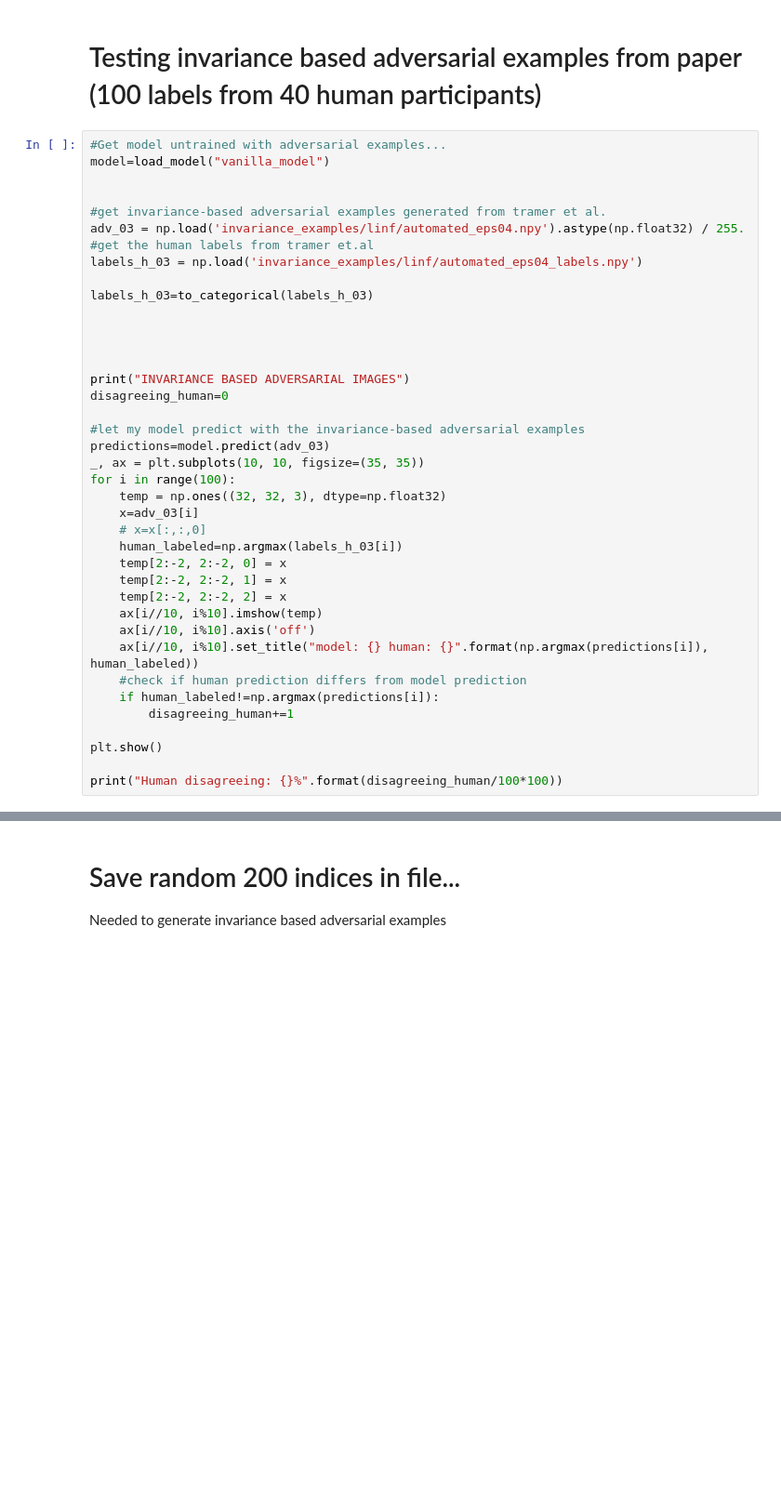
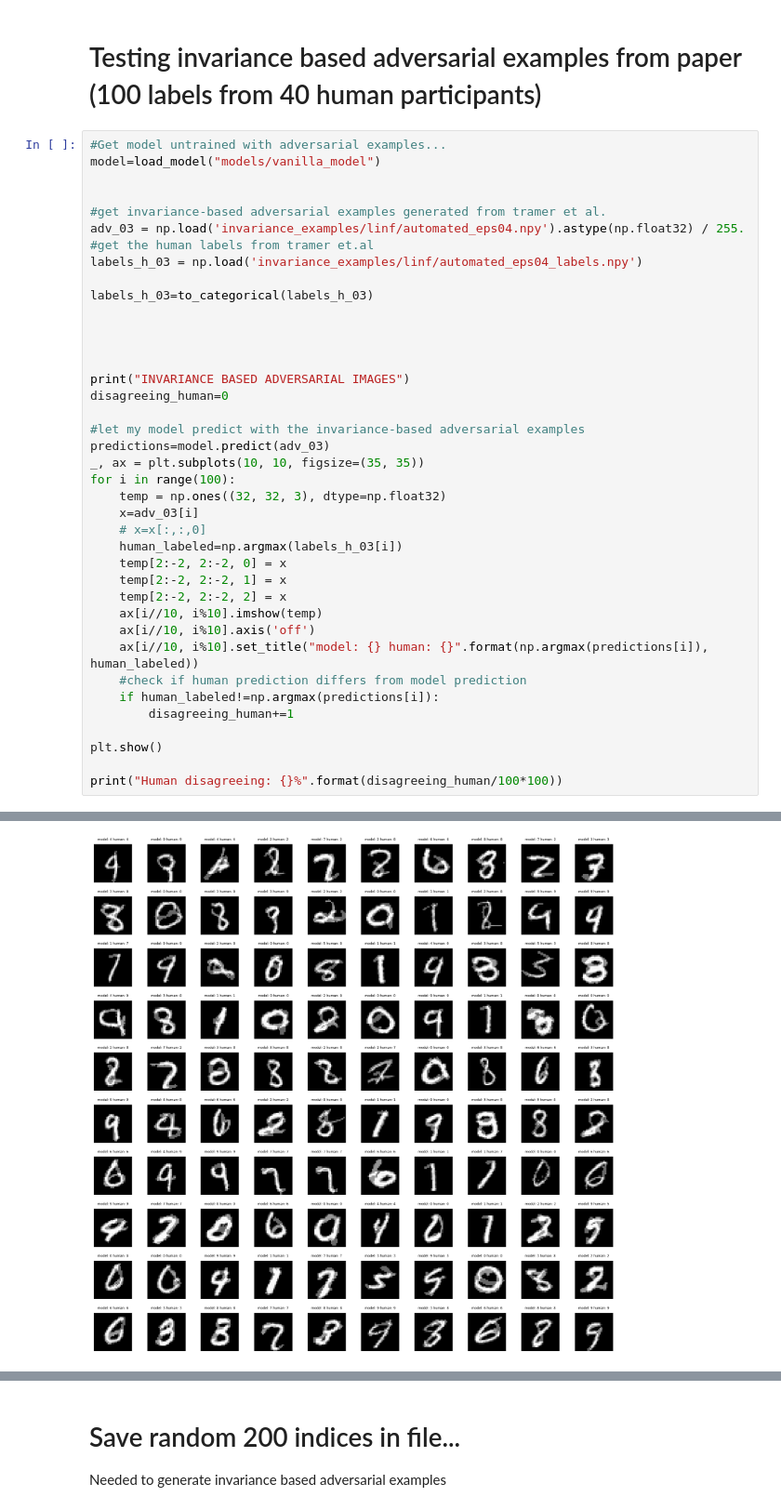
Before and after one commit to rolandr97/bachelorthesis, a Jupyter notebook: Test.ipynb, the cells around one changed output, grey strips where cells are left out. Shown at 93% size. Drawn from its saved outputs; the diff is of its cells as text; blank space fills up the shorter version.

```diff
--- a/Test.ipynb
+++ b/Test.ipynb
@@ -572,7 +556,7 @@ Real label:  3
 # Testing invariance based adversarial examples from paper (100 labels from 40 human participants)
 # %%
 #Get model untrained with adversarial examples...
-model=load_model("vanilla_model")
+model=load_model("models/vanilla_model")
 
 
 #get invariance-based adversarial examples generated from tramer et al.
@@ -609,3 +593,4 @@ for i in range(100):
 plt.show()
 
 print("Human disagreeing: {}%".format(disagreeing_human/100*100))
+# %% [output]
@@ -611,0 +598 @@ print("Human disagreeing: {}%".format(disagreeing_human/100*100))
+[figure, added]
```
Also changed, not shown: parts of 5 cells of this notebook, 9 other files.
